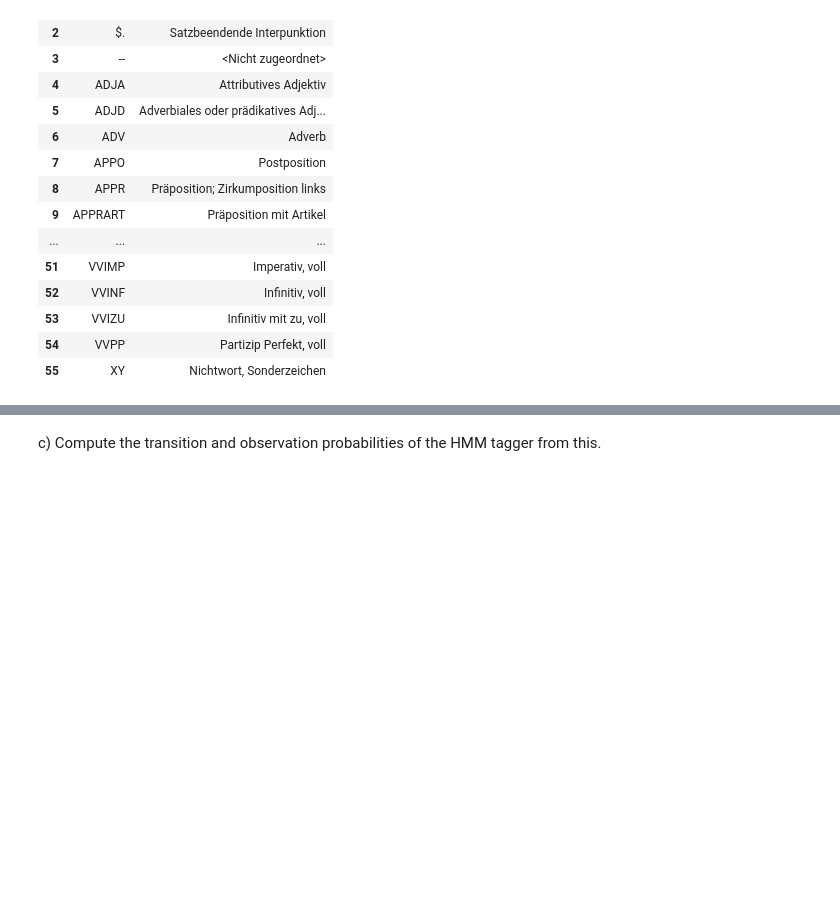
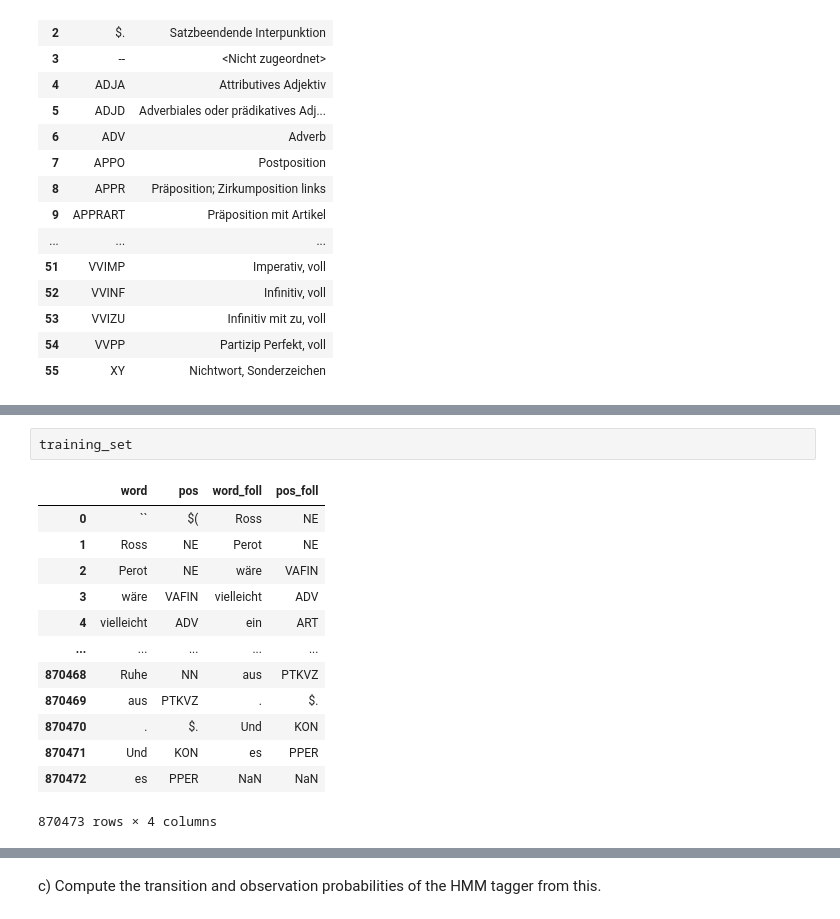
Before and after one commit to FritzSavira/NLPROC-ALV-B, a Jupyter notebook: assignment-03/assignment-03-Task-2ab.ipynb, the cells around one changed output, grey strips where cells are left out. Cells and saved outputs as stored; diff of their text form; blank space fills up the shorter version.

```diff
--- a/assignment-03/assignment-03-Task-2ab.ipynb
+++ b/assignment-03/assignment-03-Task-2ab.ipynb
@@ -219,0 +254,16 @@ how often one POS tag follows another and how often each word occurs with each P
+# %%
+training_set
+# %% [output]
+|  | word | pos | word_foll | pos_foll |
+| 0 | `` | $( | Ross | NE |
+| 1 | Ross | NE | Perot | NE |
+| 2 | Perot | NE | wäre | VAFIN |
+| 3 | wäre | VAFIN | vielleicht | ADV |
+| 4 | vielleicht | ADV | ein | ART |
+| ... | ... | ... | ... | ... |
+| 870468 | Ruhe | NN | aus | PTKVZ |
+| 870469 | aus | PTKVZ | . | $. |
+| 870470 | . | $. | Und | KON |
+| 870471 | Und | KON | es | PPER |
+| 870472 | es | PPER | NaN | NaN |
+870473 rows × 4 columns
```
Also changed, not shown: parts of 31 cells of this notebook, 2 other files.
